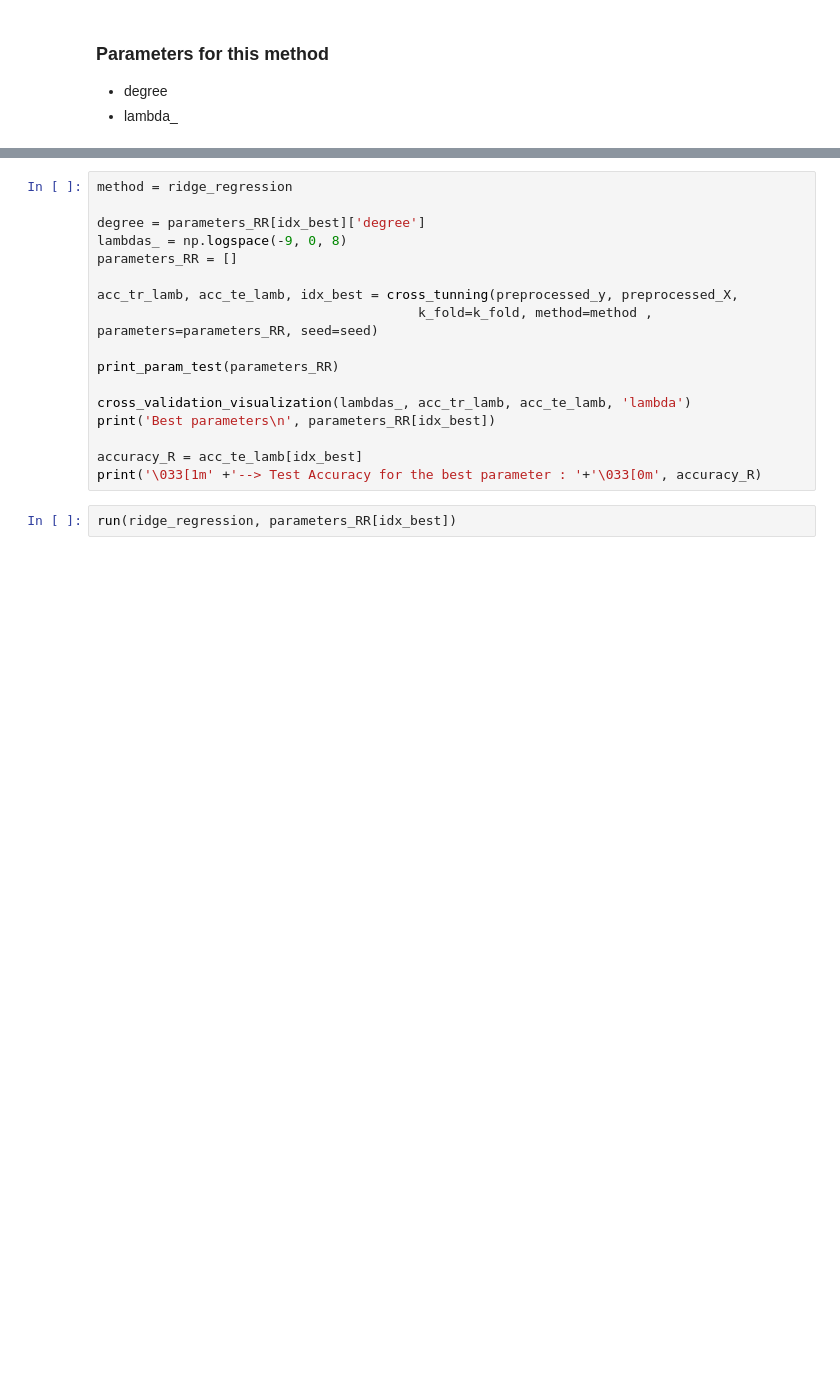
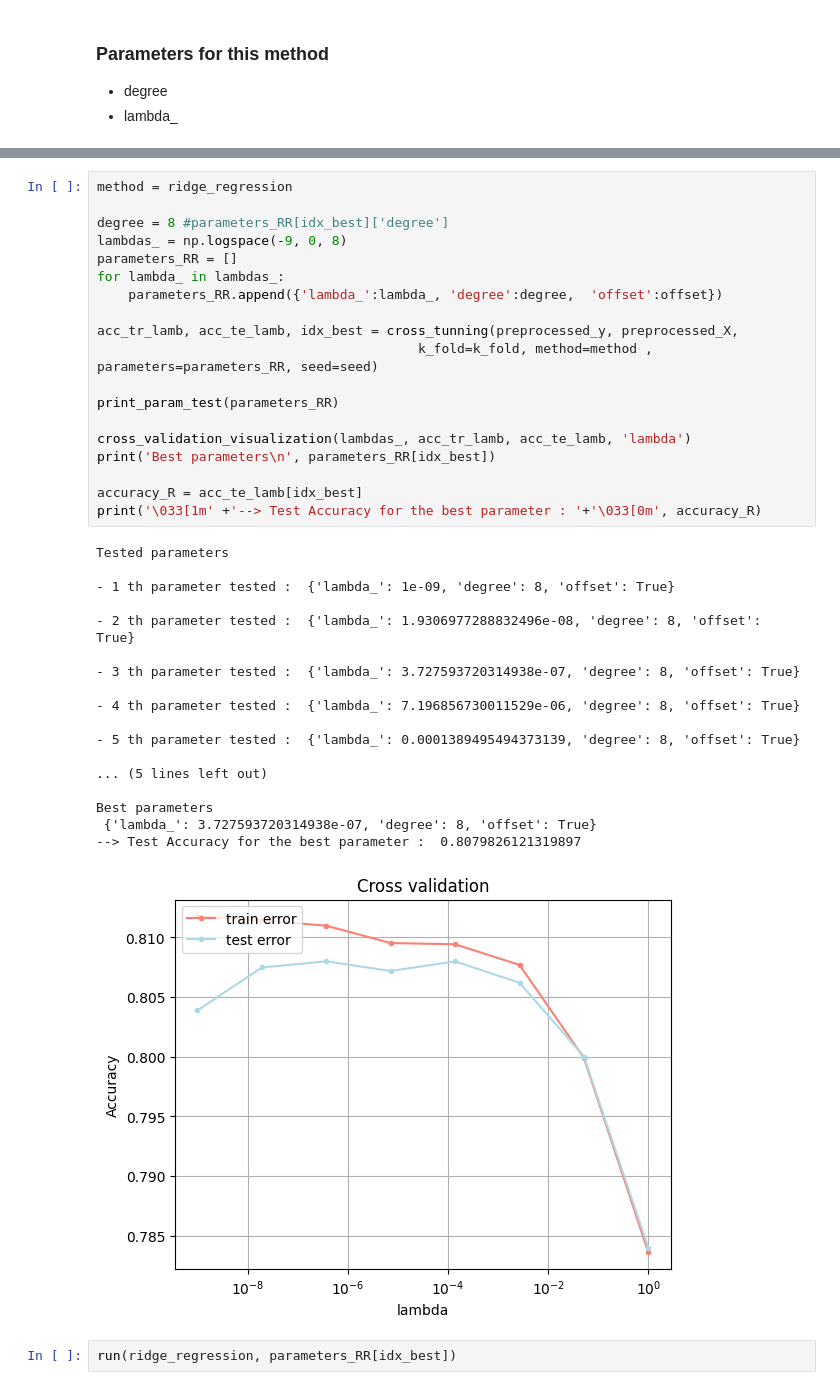
Before and after one commit to Alicia-max/ML--Binary-classification_Higgs-boson-competition, a Jupyter notebook: project/visu.ipynb, the cells around one changed output, grey strips where cells are left out. Saved outputs shown, nothing was run; the diff lists cells and outputs as text; blank space fills up the shorter version.

```diff
--- a/project/visu.ipynb
+++ b/project/visu.ipynb
@@ -311,20 +336,41 @@ print('Best parameters\n', parameters_RR[idx_best])
 # %%
 method = ridge_regression
 
-degree = parameters_RR[idx_best]['degree']
+degree = 8 #parameters_RR[idx_best]['degree']
 lambdas_ = np.logspace(-9, 0, 8)
 parameters_RR = []
+for lambda_ in lambdas_:
+    parameters_RR.append({'lambda_':lambda_, 'degree':degree,  'offset':offset})
 
 acc_tr_lamb, acc_te_lamb, idx_best = cross_tunning(preprocessed_y, preprocessed_X,
                                          k_fold=k_fold, method=method , parameters=parameters_RR, seed=seed)
 
 print_param_test(parameters_RR)
 
 cross_validation_visualization(lambdas_, acc_tr_lamb, acc_te_lamb, 'lambda')
 print('Best parameters\n', parameters_RR[idx_best])
 
 accuracy_R = acc_te_lamb[idx_best]
 print('\033[1m' +'--> Test Accuracy for the best parameter : '+'\033[0m', accuracy_R)
+# %% [output]
+Tested parameters
+
+- 1 th parameter tested :  {'lambda_': 1e-09, 'degree': 8, 'offset': True}
+
+- 2 th parameter tested :  {'lambda_': 1.9306977288832496e-08, 'degree': 8, 'offset': True}
+
+- 3 th parameter tested :  {'lambda_': 3.727593720314938e-07, 'degree': 8, 'offset': True}
+
+- 4 th parameter tested :  {'lambda_': 7.196856730011529e-06, 'degree': 8, 'offset': True}
+
+- 5 th parameter tested :  {'lambda_': 0.0001389495494373139, 'degree': 8, 'offset': True}
+
+... (5 lines left out)
+
+Best parameters
+ {'lambda_': 3.727593720314938e-07, 'degree': 8, 'offset': True}
+--> Test Accuracy for the best parameter :  0.8079826121319897
+[figure, added]
 # %%
 run(ridge_regression, parameters_RR[idx_best])
 # %% [output]
```
Also changed, not shown: parts of 17 cells of this notebook, 6 other files.
